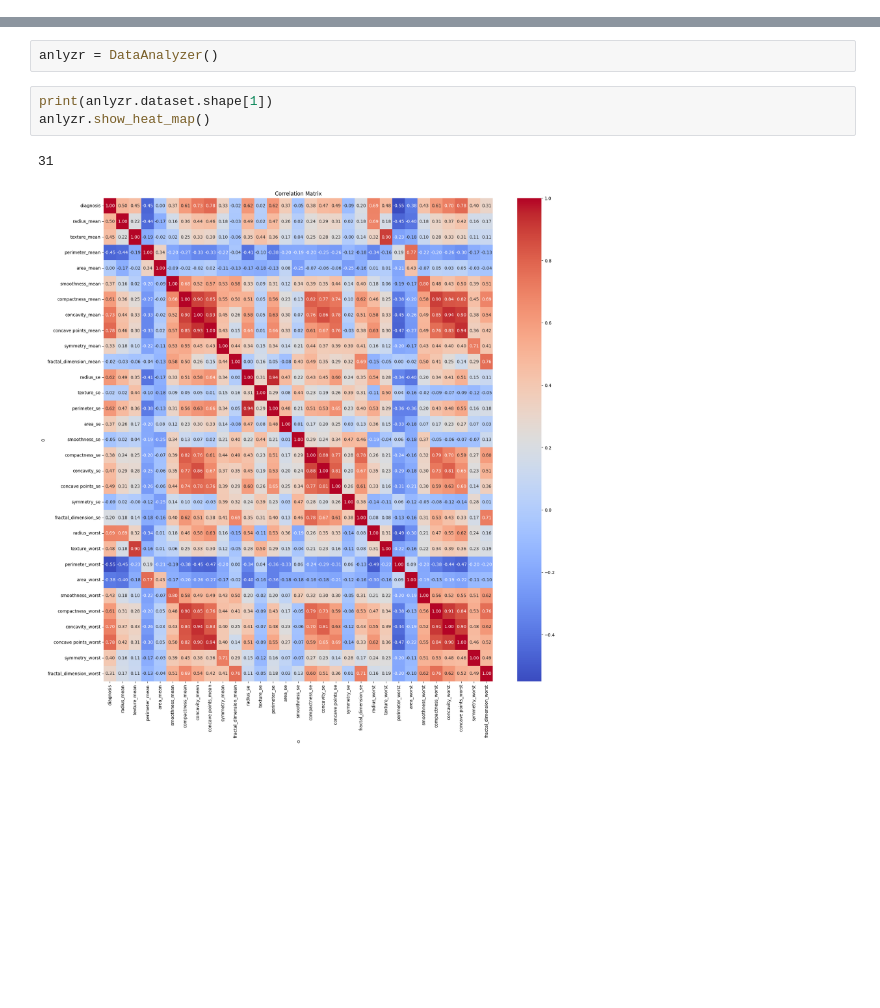
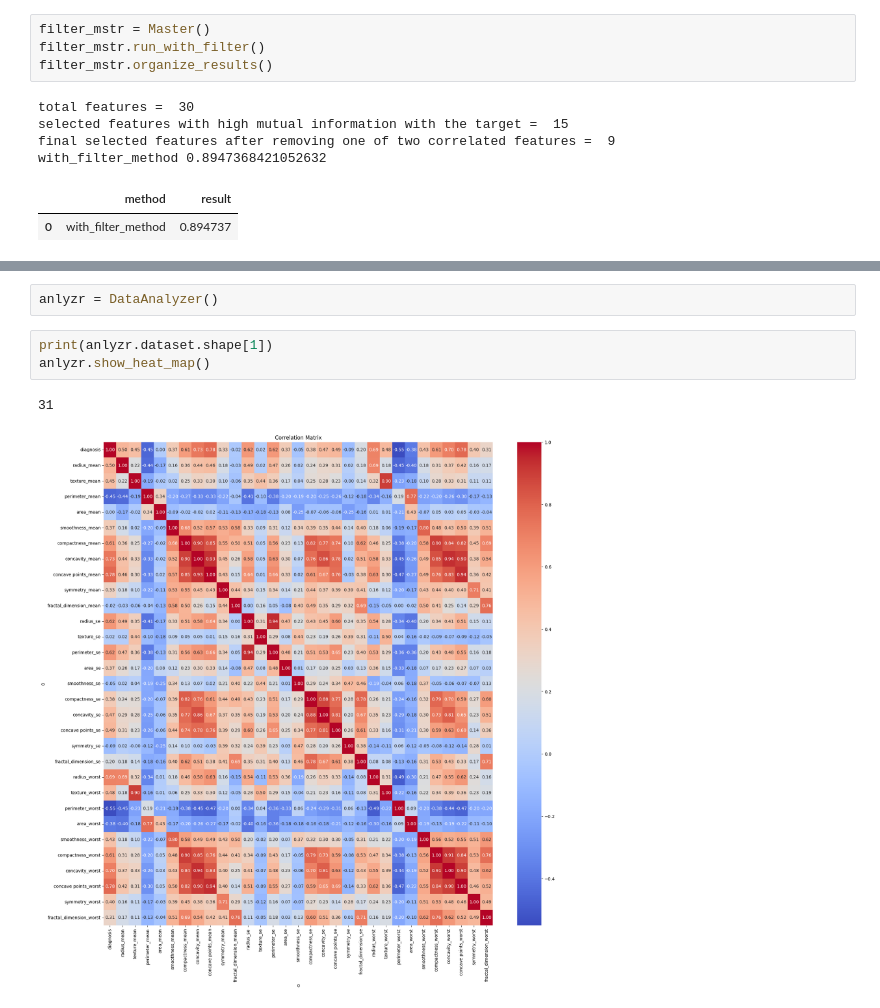
Before and after one commit to zayev123/ml1_assignment_2, a Jupyter notebook: Classification.CancerMB/CancerMB_CV.ipynb, the cells around one changed output, grey strips where cells are left out. Drawn from its saved outputs; the diff is of its cells as text; blank space fills up the shorter version.

```diff
--- a/Classification.CancerMB/CancerMB_CV.ipynb
+++ b/Classification.CancerMB/CancerMB_CV.ipynb
@@ -333,0 +398,11 @@ final selected features after removing one of two correlated features =  9
+# %%
+filter_mstr = Master()
+filter_mstr.run_with_filter()
+filter_mstr.organize_results()
+# %% [output]
+total features =  30
+selected features with high mutual information with the target =  15
+final selected features after removing one of two correlated features =  9
+with_filter_method 0.8947368421052632
+|  | method | result |
+| 0 | with_filter_method | 0.894737 |
```
Also changed, not shown: parts of 7 cells of this notebook, 2 other files.
